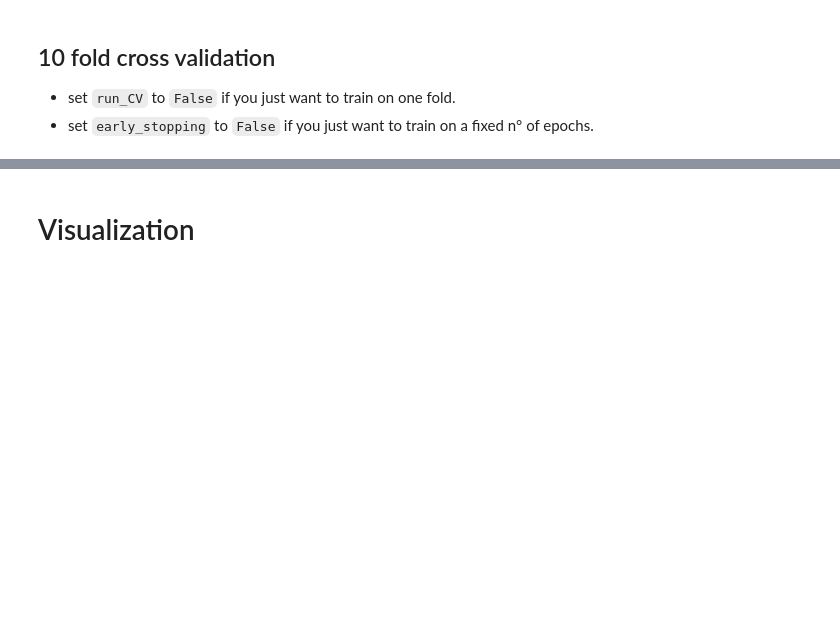
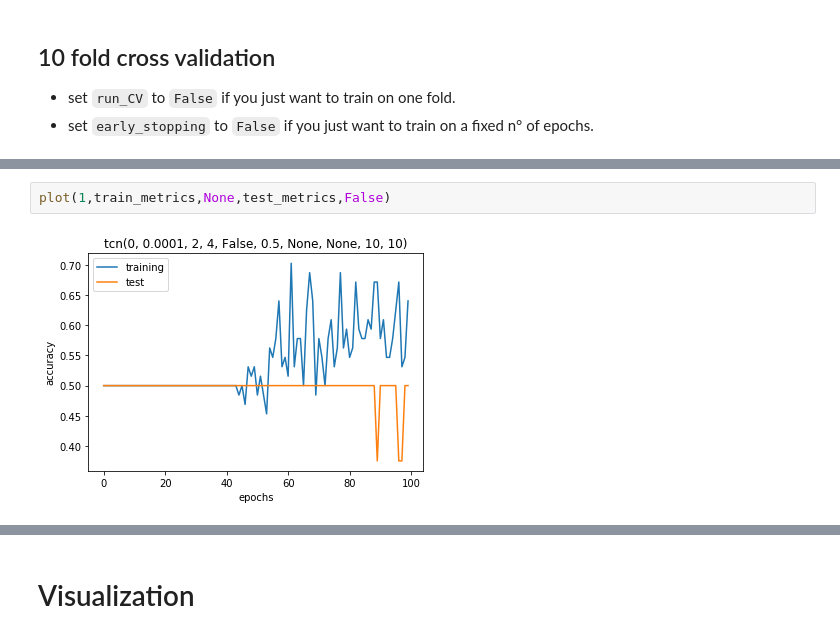
Before and after one commit to PaulLerner/deep_parkinson_handwriting, a Jupyter notebook: Main.ipynb, the cells around one changed output, grey strips where cells are left out. Saved outputs shown, nothing was run; the diff lists cells and outputs as text; blank space fills up the shorter version.

```diff
--- a/Main.ipynb
+++ b/Main.ipynb
@@ -327,0 +365,4 @@ NameError: name 'fold_valid_metrics' is not defined
+# %%
+plot(1,train_metrics,None,test_metrics,False)
+# %% [output]
+[figure, added]
```
Also changed, not shown: parts of 39 cells of this notebook, 11 other files.
